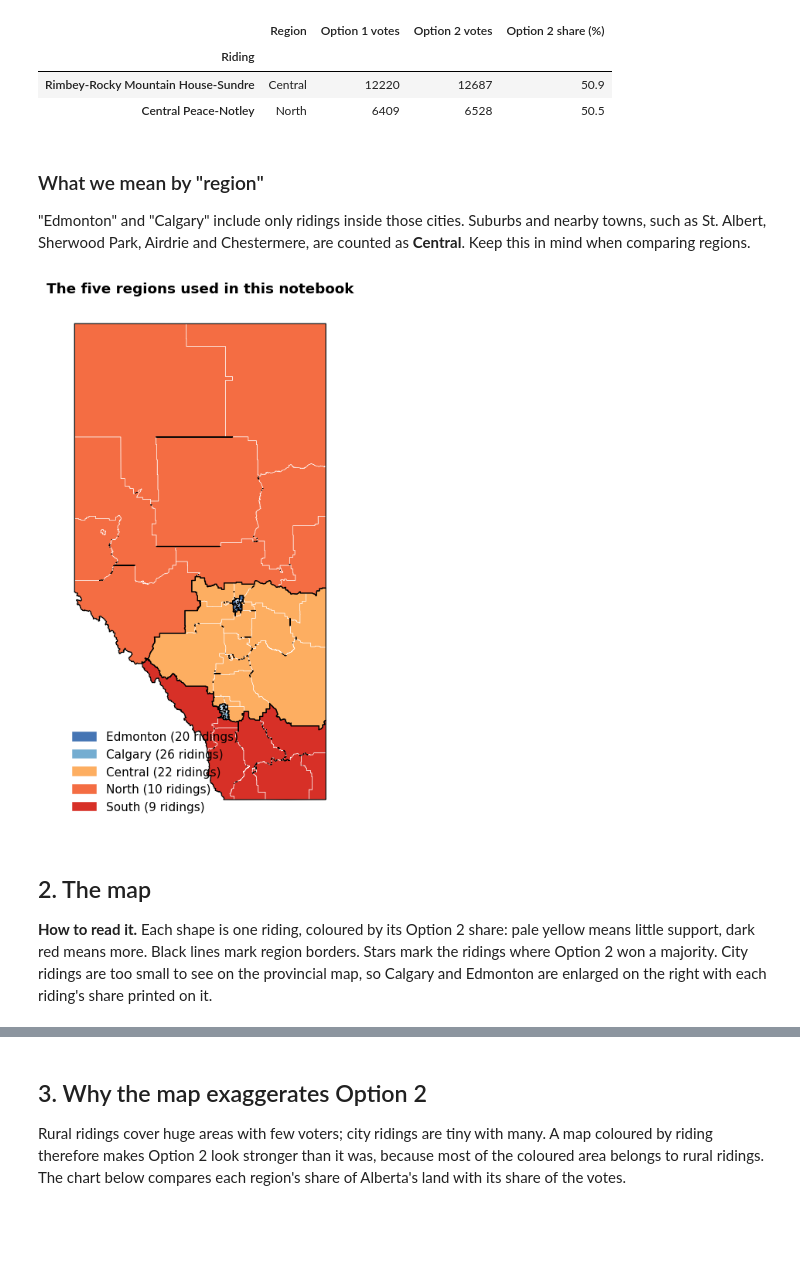
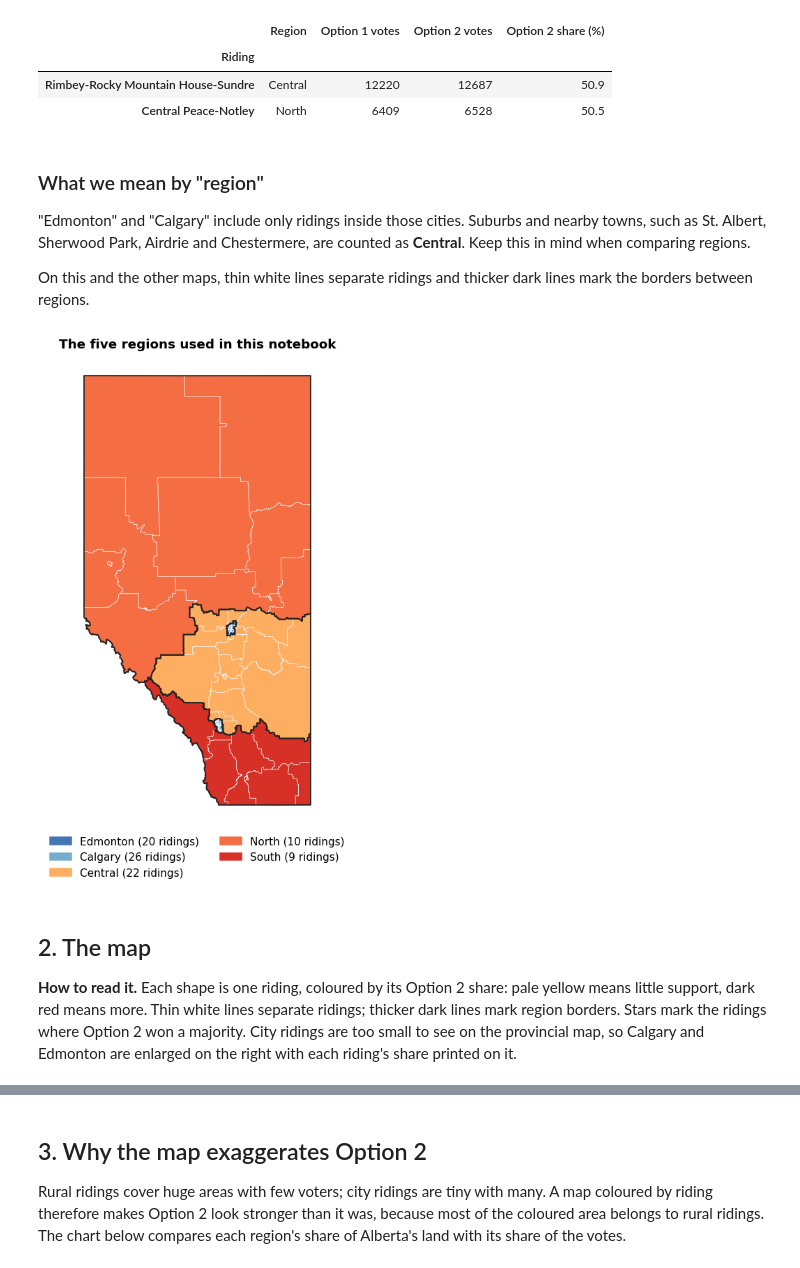
Before and after one commit to TheZarif/alberta-referendum, a Jupyter notebook: notebooks/06-spatial_analysis.ipynb, the cells around one changed output, grey strips where cells are left out. Cells and saved outputs as stored; diff of their text form; code cells hidden in the pictures; blank space fills up the shorter version.

```diff
--- a/notebooks/06-spatial_analysis.ipynb
+++ b/notebooks/06-spatial_analysis.ipynb
@@ -42,12 +42,14 @@ from IPython.display import Markdown, display
 from matplotlib.colors import Normalize
 
 from spatial import (LISA_COLOURS, REGION_COLOURS, REGION_ORDER, knn_weights, load_q10,
-                     local_moran, moran_test, morans_i, queen_weights)
+                     local_moran, moran_test, morans_i, queen_weights, region_outlines)
 
 N_PERMUTATIONS = 9999   # random reshuffles used for every significance test
 ALPHA = 0.05            # significance threshold
 NORM = Normalize(vmin=5, vmax=55)   # one colour scale for every Option 2 map
 CMAP = "YlOrRd"
+RIDING_LINES = dict(edgecolor="white", linewidth=0.4)    # thin white: borders between ridings
+REGION_LINES = dict(color="#222222", linewidth=1.2)      # thick dark: borders between regions
 
 plt.rcParams.update({"figure.dpi": 110, "font.size": 10, "axes.spines.top": False,
                      "axes.spines.right": False, "axes.titleweight": "bold"})
@@ -69,6 +71,7 @@ Three files are combined:
 The code stops with an error if the vote totals differ from the figures Elections Alberta published on 29 October 2026, so the numbers below are the official ones.
 # %%
 gdf = load_q10()
+outlines = region_outlines(gdf)
 y = gdf["option2_pct"].to_numpy()
 
 prov_o1, prov_o2 = gdf["choice_1_votes"].sum(), gdf["choice_2_votes"].sum()
@@ -92,21 +95,23 @@ over_50.assign(ed_name=over_50["ed_name"].str.title())[["ed_name", "region", "ch
 # %% [markdown]
 ### What we mean by "region"
 "Edmonton" and "Calgary" include only ridings inside those cities. Suburbs and nearby towns, such as St. Albert, Sherwood Park, Airdrie and Chestermere, are counted as **Central**. Keep this in mind when comparing regions.
+
+On this and the other maps, thin white lines separate ridings and thicker dark lines mark the borders between regions.
 # %%
 fig, ax = plt.subplots(figsize=(6, 8))
 for region in REGION_ORDER:
-    gdf[gdf["region"] == region].plot(ax=ax, color=REGION_COLOURS[region], edgecolor="white", linewidth=0.4)
-gdf.dissolve("region").boundary.plot(ax=ax, color="black", linewidth=0.8)
+    gdf[gdf["region"] == region].plot(ax=ax, color=REGION_COLOURS[region], **RIDING_LINES)
+outlines.boundary.plot(ax=ax, **REGION_LINES)
 ax.legend(handles=[mpatches.Patch(color=REGION_COLOURS[r], label=f"{r} ({(gdf['region'] == r).sum()} ridings)")
-                   for r in REGION_ORDER], loc="lower left", frameon=False)
+                   for r in REGION_ORDER], loc="upper center", bbox_to_anchor=(0.5, 0.0), ncol=2, frameon=False)
 ax.set_title("The five regions used in this notebook")
 ax.set_axis_off()
 plt.show()
 # %% [output]
-[figure, old version]
+[figure, new version]
 # %% [markdown]
 ## 2. The map
-**How to read it.** Each shape is one riding, coloured by its Option 2 share: pale yellow means little support, dark red means more. Black lines mark region borders. Stars mark the ridings where Option 2 won a majority. City ridings are too small to see on the provincial map, so Calgary and Edmonton are enlarged on the right with each riding's share printed on it.
+**How to read it.** Each shape is one riding, coloured by its Option 2 share: pale yellow means little support, dark red means more. Thin white lines separate ridings; thicker dark lines mark region borders. Stars mark the ridings where Option 2 won a majority. City ridings are too small to see on the provincial map, so Calgary and Edmonton are enlarged on the right with each riding's share printed on it.
 # %%
 fig = plt.figure(figsize=(16, 11))
 gs = fig.add_gridspec(2, 2, width_ratios=[1.2, 1.0])
```
Also changed, not shown: parts of 3 cells of this notebook, 4 other files.
